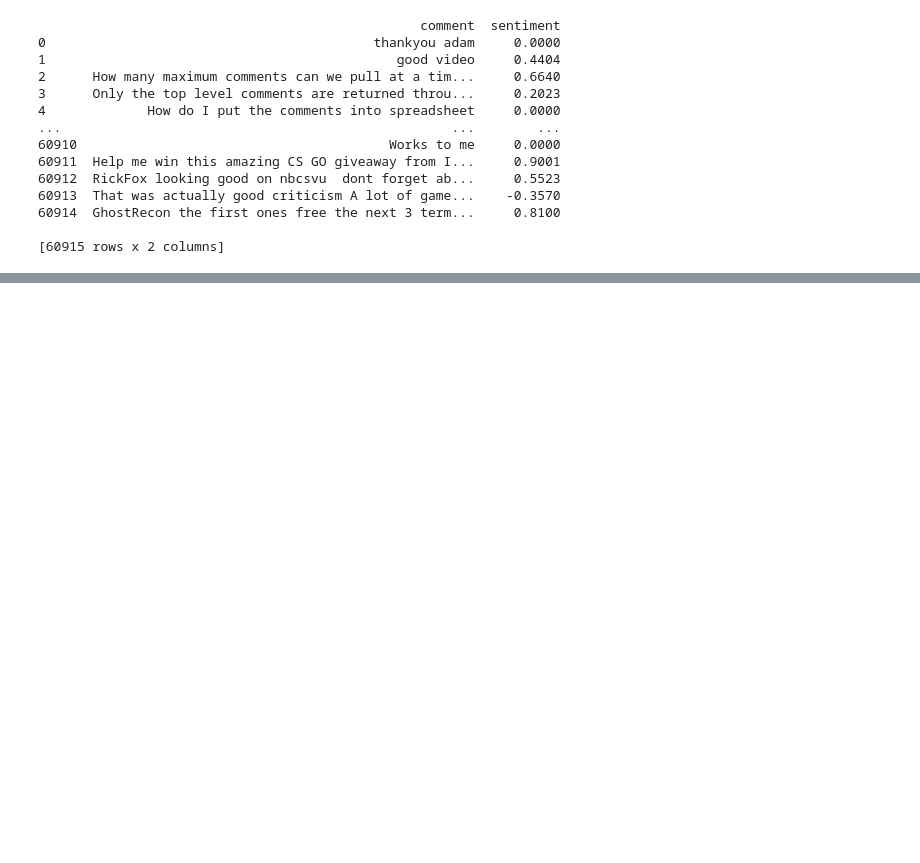
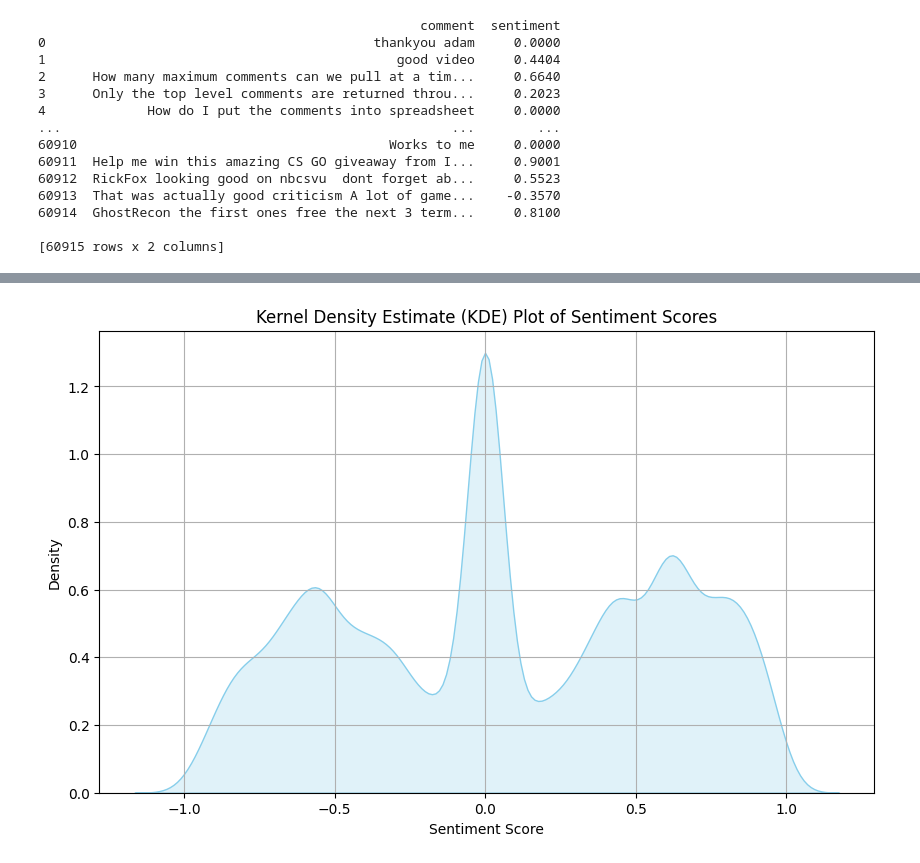
Before and after one commit to mezbahulkarim/YouTube-Comments-Sentiment-Analysis, a Jupyter notebook: feature_engineering.ipynb, the cells around one changed output, grey strips where cells are left out. Cells and saved outputs as stored; diff of their text form; code cells hidden in the pictures; blank space fills up the shorter version.

```diff
--- a/feature_engineering.ipynb
+++ b/feature_engineering.ipynb
@@ -1,3 +1,8 @@
 # %%
 import pandas as pd
 from vaderSentiment.vaderSentiment import SentimentIntensityAnalyzer
+import hopsworks
+from dotenv import dotenv_values
+import seaborn as sns
+sns.set_palette('husl')
+import matplotlib.pyplot as plt
@@ -25,0 +63,11 @@ df.to_csv('labelled_comments.csv', index=False)
+# %%
+# Plotting the distribution of sentiment scores
+plt.figure(figsize=(10, 6))
+sns.kdeplot(df['sentiment'], fill=True, color='skyblue')
+plt.title('Kernel Density Estimate (KDE) Plot of Sentiment Scores')
+plt.xlabel('Sentiment Score')
+plt.ylabel('Density')
+plt.grid(True)
+plt.show()
+# %% [output]
+[figure, added]
```
Also changed, not shown: parts of 7 cells of this notebook, 6 other files.
